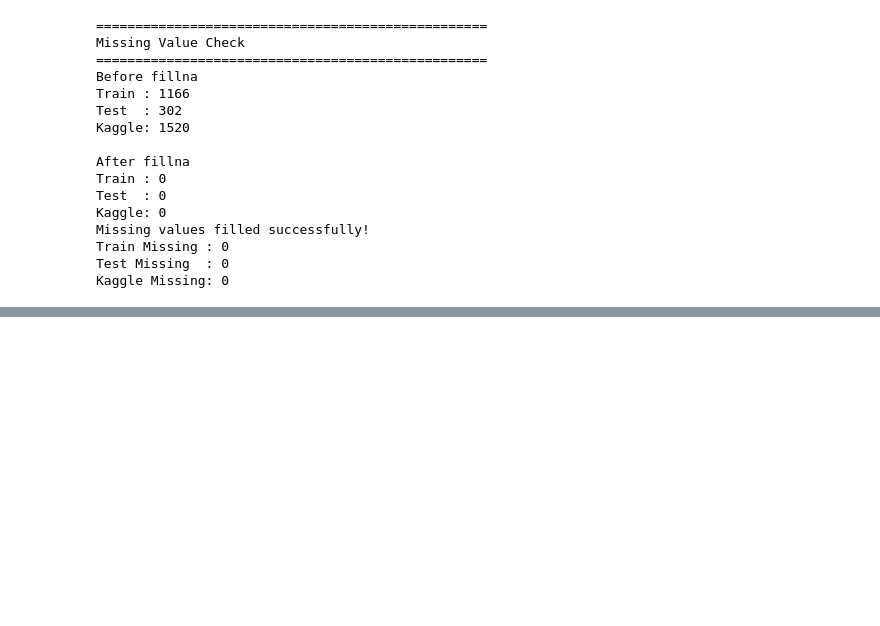
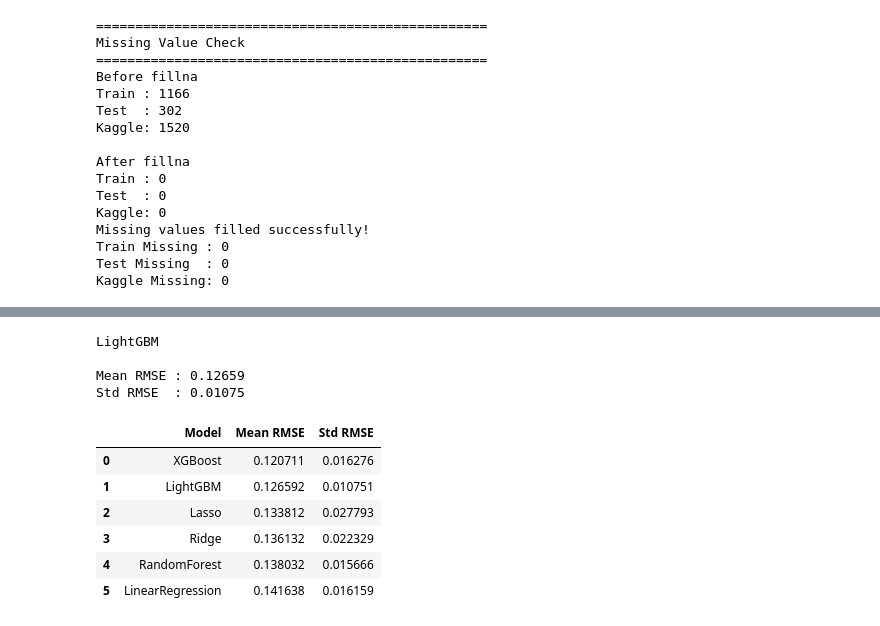
Before and after one commit to AzerQasimzade/House-Price-Prediction, a Jupyter notebook: House Price Prediction main/Notebooks/5-Advanced-Modelling.ipynb, the cells around one changed output, grey strips where cells are left out. Cells and saved outputs as stored; diff of their text form; code cells hidden in the pictures; blank space fills up the shorter version.

```diff
--- a/House Price Prediction main/Notebooks/5-Advanced-Modelling.ipynb
+++ b/House Price Prediction main/Notebooks/5-Advanced-Modelling.ipynb
@@ -563,0 +780,54 @@ print(check.shape)
+# %%
+# LightGBM
+
+lgbm = LGBMRegressor(
+    n_estimators=3000,
+    learning_rate=0.05,
+    num_leaves=31,
+    max_depth=4,
+    subsample=0.7,
+    colsample_bytree=0.7,
+    reg_alpha=0.1,
+    reg_lambda=1.0,
+    random_state=42,
+    n_jobs=-1,
+    verbosity=-1
+)
+
+scores = rmse_cv(
+    lgbm,
+    X_train.fillna(0),
+    y_train
+)
+
+results["LightGBM"] = scores
+
+print("LightGBM\n")
+
+print(f"Mean RMSE : {scores.mean():.5f}")
+print(f"Std RMSE  : {scores.std():.5f}")
+# %% [output]
+LightGBM
+
+Mean RMSE : 0.12659
+Std RMSE  : 0.01075
+# %%
+comparison = pd.DataFrame({
+    "Model": results.keys(),
+    "Mean RMSE": [scores.mean() for scores in results.values()],
+    "Std RMSE": [scores.std() for scores in results.values()]
+})
+
+comparison = comparison.sort_values(
+    by="Mean RMSE"
+).reset_index(drop=True)
+
+display(comparison)
+# %% [output]
+|  | Model | Mean RMSE | Std RMSE |
+| 0 | XGBoost | 0.120711 | 0.016276 |
+| 1 | LightGBM | 0.126592 | 0.010751 |
+| 2 | Lasso | 0.133812 | 0.027793 |
+| 3 | Ridge | 0.136132 | 0.022329 |
+| 4 | RandomForest | 0.138032 | 0.015666 |
+| 5 | LinearRegression | 0.141638 | 0.016159 |
```
Also changed, not shown: parts of 11 cells of this notebook, 3 other files.
